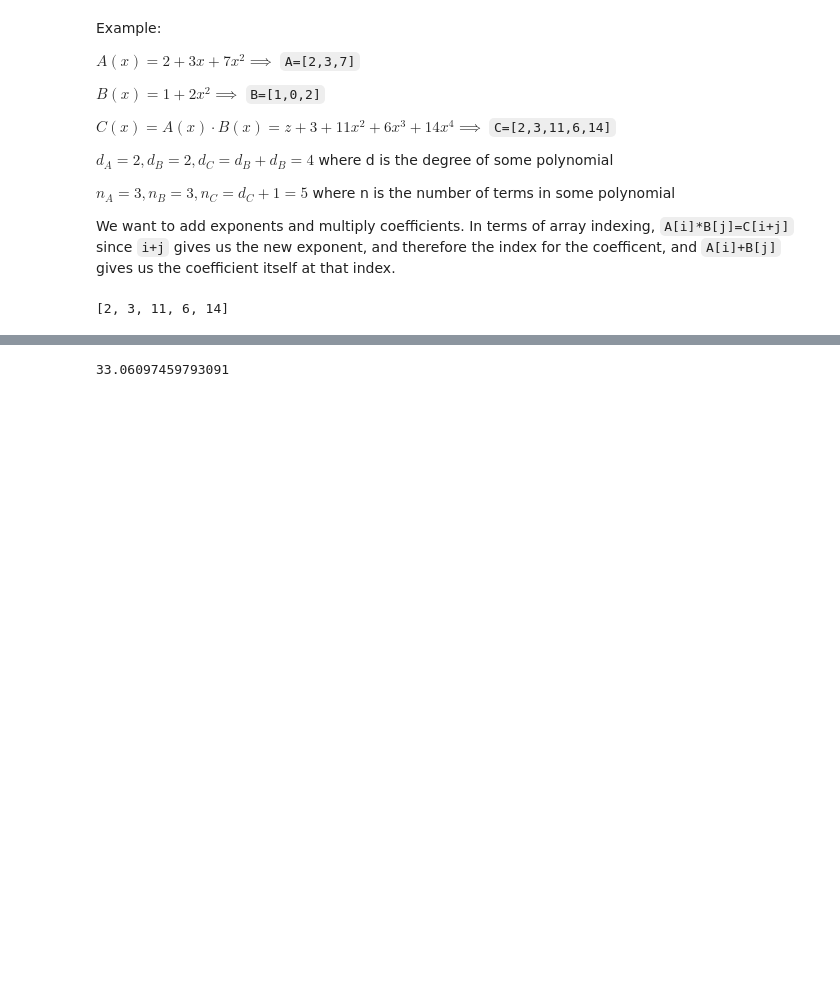
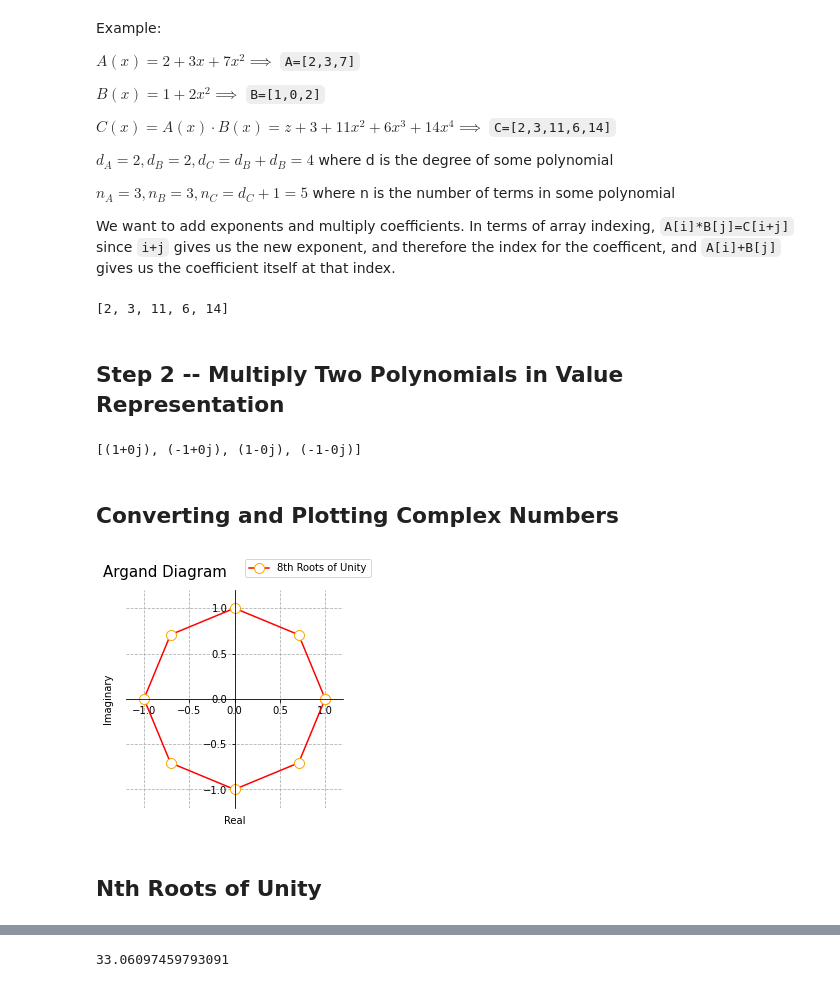
Before and after one commit to atikah2301/fast-fourier-transform, a Jupyter notebook: FFT Code/FFT in Jupyter Notebook.ipynb, the cells around one changed output, grey strips where cells are left out. Saved outputs shown, nothing was run; the diff lists cells and outputs as text; code cells hidden in the pictures; blank space fills up the shorter version.

```diff
--- a/FFT Code/FFT in Jupyter Notebook.ipynb
+++ b/FFT Code/FFT in Jupyter Notebook.ipynb
@@ -48,3 +47,71 @@ B = [1,0,2]
 naive_multiplication(A, B)
 # %% [output]
 [2, 3, 11, 6, 14]
+# %% [markdown]
+## Step 2 -- Multiply Two Polynomials in Value Representation
+# %%
+import cmath
+
+def multiply_values(A, B):
+    """The function two arrays of length n containing complex numbers, and carries out an element-wise multiplication.
+    The function returns the product as an array of length n."""
+    C = [0 for _ in range(len(A))]
+    for i in range(len(C)):
+        C[i] = A[i]*B[i]
+    return C
+
+# Test
+A = [(1+0j), 1j, (-1+0j), (-0-1j)]
+B = [(1+0j), 1j, (-1+0j), (-0-1j)]
+C = multiply_values(A, B)
+print(C)
+# %% [output]
+[(1+0j), (-1+0j), (1-0j), (-1-0j)]
+# %% [markdown]
+## Converting and Plotting Complex Numbers
+# %%
+import numpy as np
+import matplotlib.pyplot as plt
+import cmath
+from math import cos, sin, pi, exp
+
+def polar_form(theta, r=1):
+    return round(r*(cos(theta)), 5), round(r*(sin(theta)), 5)
+
+def real_component(theta, r=1):
+    return round(r*(cos(theta)), 5)
+
+def imaginary_component(theta, r=1):
+    return round(r*(sin(theta)), 5)
+
+ax = plt.gca()
+ax.set_aspect(1)
+ax.spines['bottom'].set_position(('data', 0))
+ax.spines['left'].set_position(('data', 0))
+ax.spines['right'].set_color('none')
+ax.spines['top'].set_color('none')
+ax.xaxis.labelpad = 100
+ax.yaxis.labelpad = 90
+ax.set_xticks([-1,-0.5,0,0.5,1])
+ax.set_yticks([-1,-0.5,0,0.5,1])
+
+N = 8
+x = [real_component(2*pi*k/N) for k in range(N+1)]
+y = [imaginary_component(2*pi*k/N) for k in range(N+1)]
+
+plt.plot(x, y, label=f'{N}th Roots of Unity',
+        color='red', marker='o', markersize='10',
+        markerfacecolor='white', markeredgecolor='orange')
+
+plt.xlim(-1.2,1.2)
+plt.ylim(-1.2,1.2)
+plt.text(-1.45, 1.35, "Argand Diagram", size=15)
+plt.grid(linestyle='--')
+plt.xlabel('Real')
+plt.ylabel('Imaginary')
+plt.legend(loc=(0.55,1.06))
+plt.show()
+# %% [output]
+[figure, added]
+# %% [markdown]
+## Nth Roots of Unity
```
Also changed, not shown: parts of 14 cells of this notebook, 7 other files.
